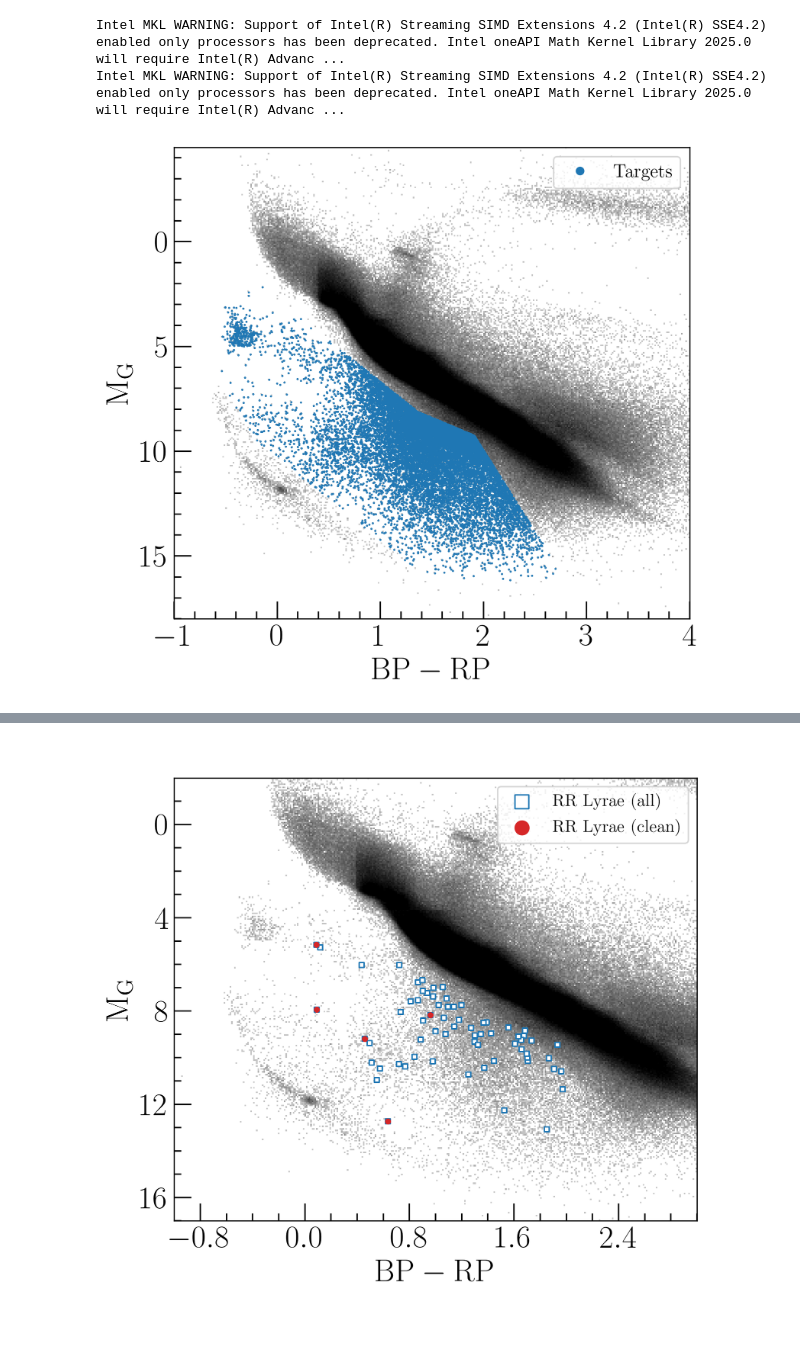
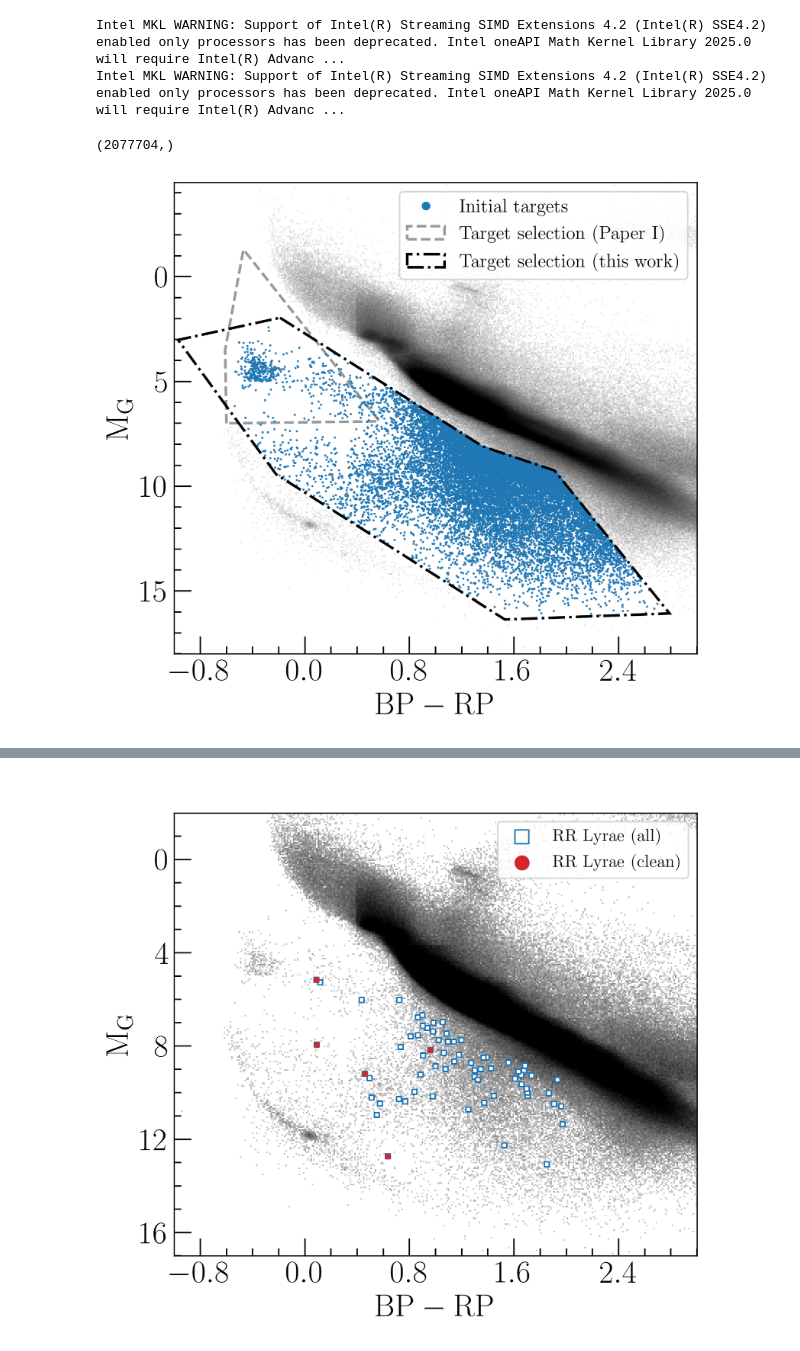
Before and after one commit to rtprincy/Colour_magnitude_diagram_Python, a Jupyter notebook: plot_CMD.ipynb, the cells around one changed output, grey strips where cells are left out. Saved outputs shown, nothing was run; the diff lists cells and outputs as text; code cells hidden in the pictures.

```diff
--- a/plot_CMD.ipynb
+++ b/plot_CMD.ipynb
@@ -34,46 +35,73 @@ target=pd.read_csv("ms_wd_topcat_selected_targets.csv")
 
 bprp_target=target['bp_rp'].values
 G_abs_target=target['phot_g_mean_mag'].values + 5 + 5*np.log10(target['parallax'].values/1000)
+# %%
+G_abs.shape
+# %% [output]
+(2077704,)
 # %%
 fig, ax = plt.subplots(figsize=(6, 5.5), dpi=300, subplot_kw={'projection': 'scatter_density'})
 
 ax.set_facecolor("white")
 
 
-norm = ImageNormalize(vmin=0., vmax=100, stretch=LogStretch())
+norm = ImageNormalize(vmin=0., vmax=500, stretch=LogStretch())
 
 
 density = ax.scatter_density(bprp, G_abs, norm=norm, cmap="Greys", downres_factor=1)
 
+# ax.plot(bprp[0], G_abs[0],'.',color='grey', ms=0.5,label='Gaia DR3 sources')
+ax.plot(bprp_target, G_abs_target,'o', ms=0.5,label='Initial targets')
+verts_2 = [
+    (-0.6, 7),
+    (-0.61, 3.5),
+    (-0.47, -1.3),
+    (0.57,6.9)
+]
+poly2 = Polygon(verts_2, closed=True, fill=False, edgecolor='black', linewidth=1.8,alpha=0.4,linestyle='--',label='Target selection (Paper I)')
+plt.gca().add_patch(poly2)
 
-ax.plot(bprp_target, G_abs_target,'o', ms=0.5,label='Targets')
+
+verts = [
+    (-0.19, 1.96),
+    (1.36, 8.10),
+    (1.91, 9.25),
+    (2.79, 16.07),
+    (1.53, 16.36),
+    (-0.22, 9.43),
+    (-0.97, 3.02)
+]
+
+verts.append(verts[0])
+poly = Polygon(verts, closed=True, fill=False, edgecolor='black', linewidth=1.8,alpha=1,linestyle='-.',label='Target selection (this work)',zorder=2)
+plt.gca().add_patch(poly)
 
 
 
 ax.set_xlabel(r"$B_{p} - R_{p}$ \textbf{(mag)}")
 ax.set_ylabel(r"$M_{G}$ \textbf{(mag)}")
 
 
 ax.xaxis.set_major_locator(ticker.MaxNLocator(5))
 ax.yaxis.set_major_locator(ticker.MaxNLocator(5))
 
 
 
 plt.minorticks_on()
 plt.tick_params('both', length=12, width=1., which='major', direction='in')
 plt.tick_params('both', length=5, width=1, which='minor', direction='in')
 
 ax.set_ylim([18,-4.5])
-ax.set_xlim([-1,4])
+ax.set_xlim([-1,3])
 ax.set_xlabel(r'$\rm BP-RP$')
 ax.set_ylabel(r'$\rm M_G$')
 
 ax.legend(fontsize=13,markerscale=10)
 
 plt.tight_layout()
-# plt.savefig('CMD_targets_ms_wd.png',format='png',bbox_inches="tight")
+plt.savefig('CMD_targets_ms_wd_paper.pdf',format='pdf',bbox_inches="tight")
 # %% [output]
-[figure, old version]
+[figure, new version]
 # %%
 data_targets=pd.read_csv("/Users/princy/Downloads/clustering_final_results_51features.csv")
 
```
Also changed, not shown: parts of 11 cells of this notebook.
